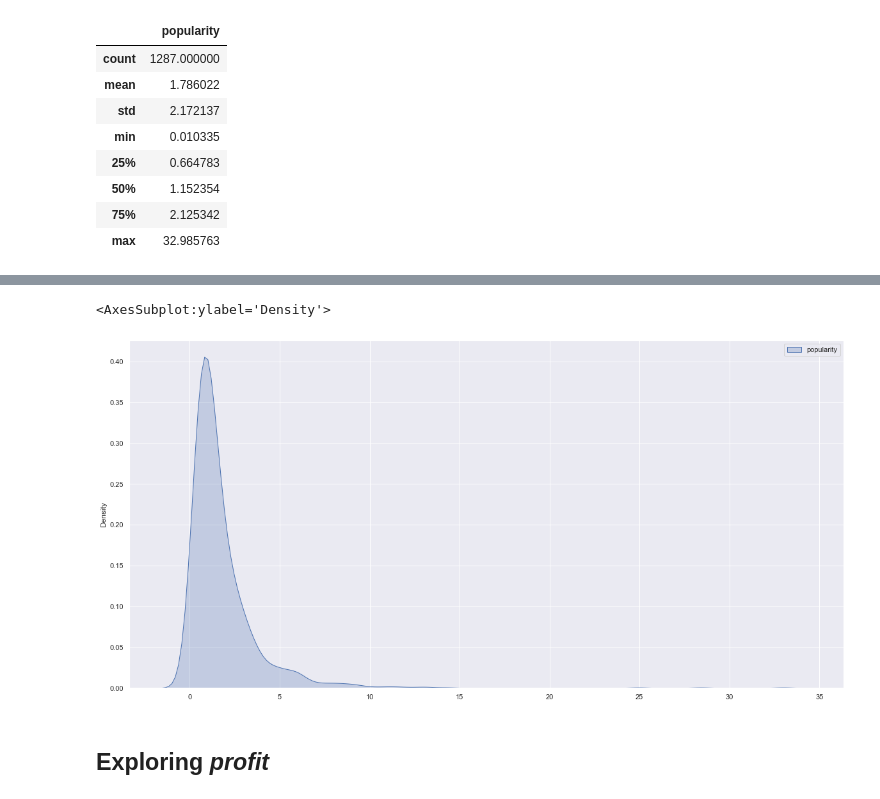
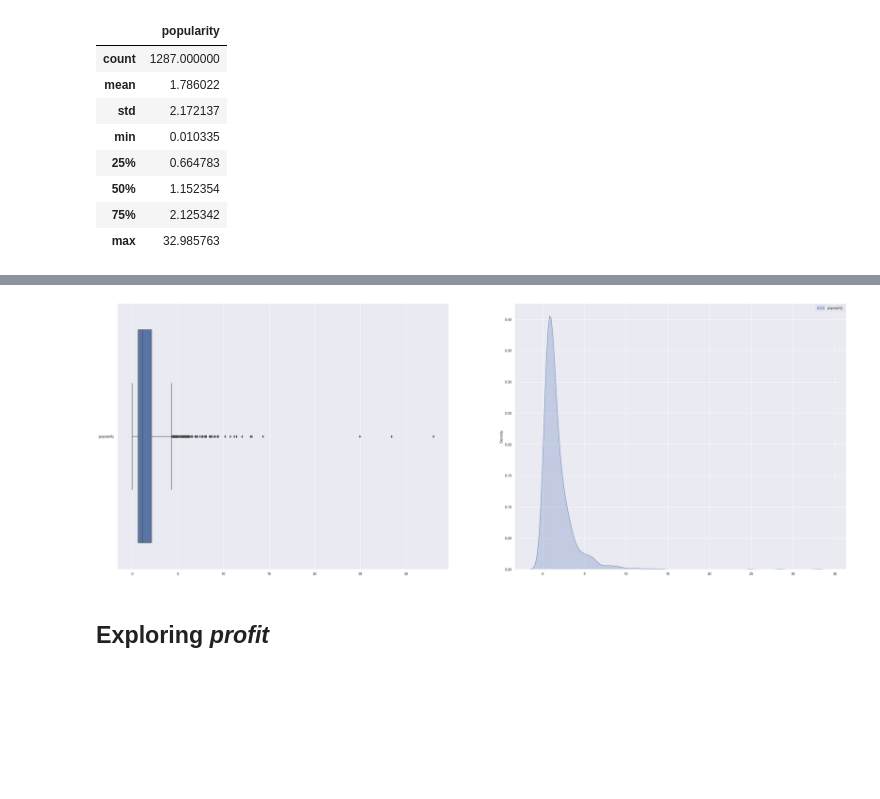
Before and after one commit to liekzhe/SC1015mini_project, a Jupyter notebook: EDA.ipynb, the cells around one changed output, grey strips where cells are left out. Saved outputs shown, nothing was run; the diff lists cells and outputs as text; code cells hidden in the pictures; blank space fills up the shorter version.

```diff
--- a/EDA.ipynb
+++ b/EDA.ipynb
@@ -63,10 +56,13 @@ sb.boxplot(data=popularity_data, orient='h')
-# %%
-#KDE plot
-f = plt.figure(figsize=(20,10))
-sb.kdeplot(data=popularity_data, shade=True)
-# %% [output]
-<AxesSubplot:ylabel='Density'>
-[figure, removed]
+# %%
+fig, axs = plt.subplots(1, 2, figsize=(40, 15))
+#Box Plot
+sb.boxplot(ax = axs[0], data=popularity_data, orient='h')
+
+#KDE plot
+sb.kdeplot(ax = axs[1], data=popularity_data, shade=True)
+plt.show()
+# %% [output]
+[figure, added]
 # %% [markdown]
 ## Exploring *profit*
 # %%
```
Also changed, not shown: parts of 11 cells of this notebook, 5 other files.
